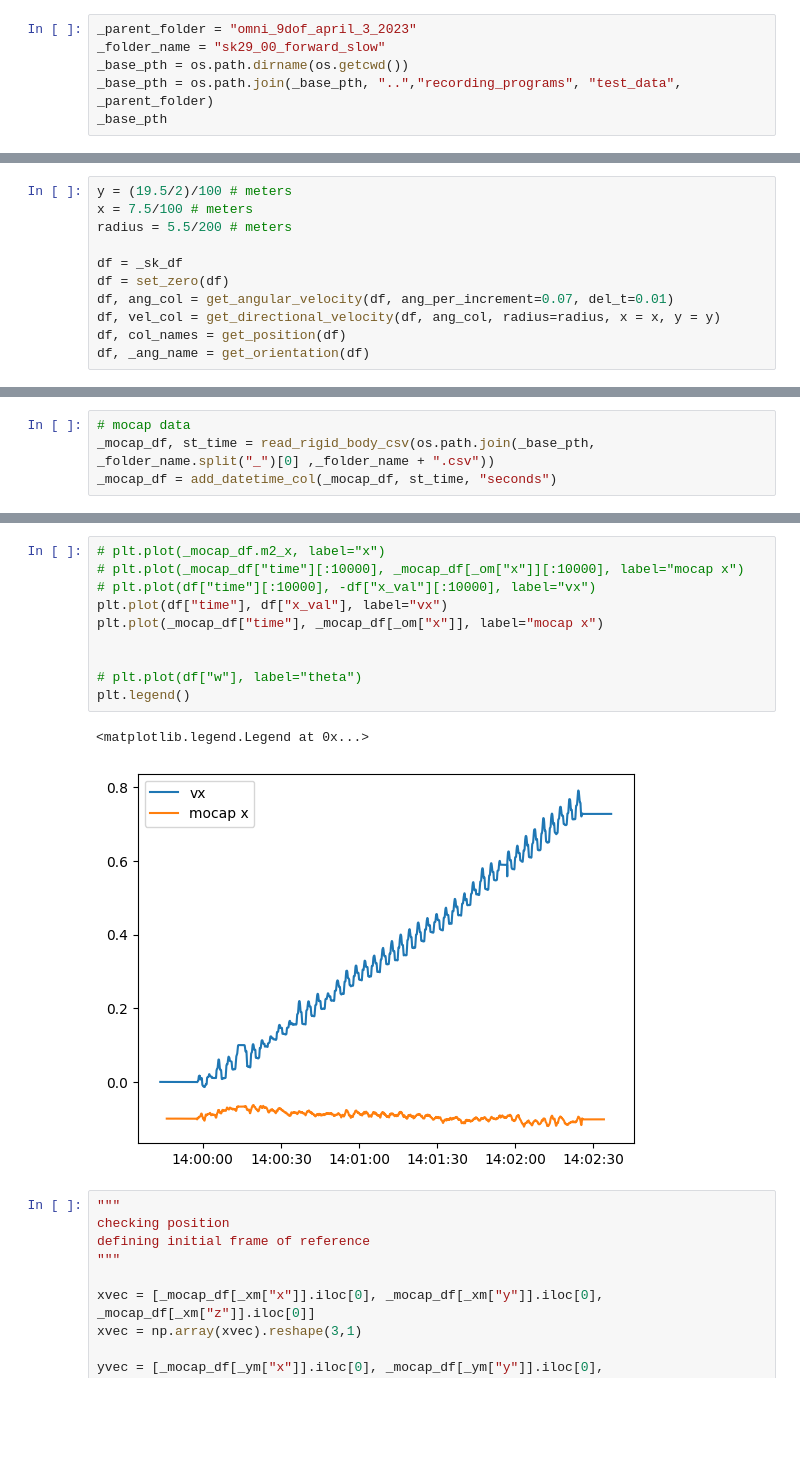
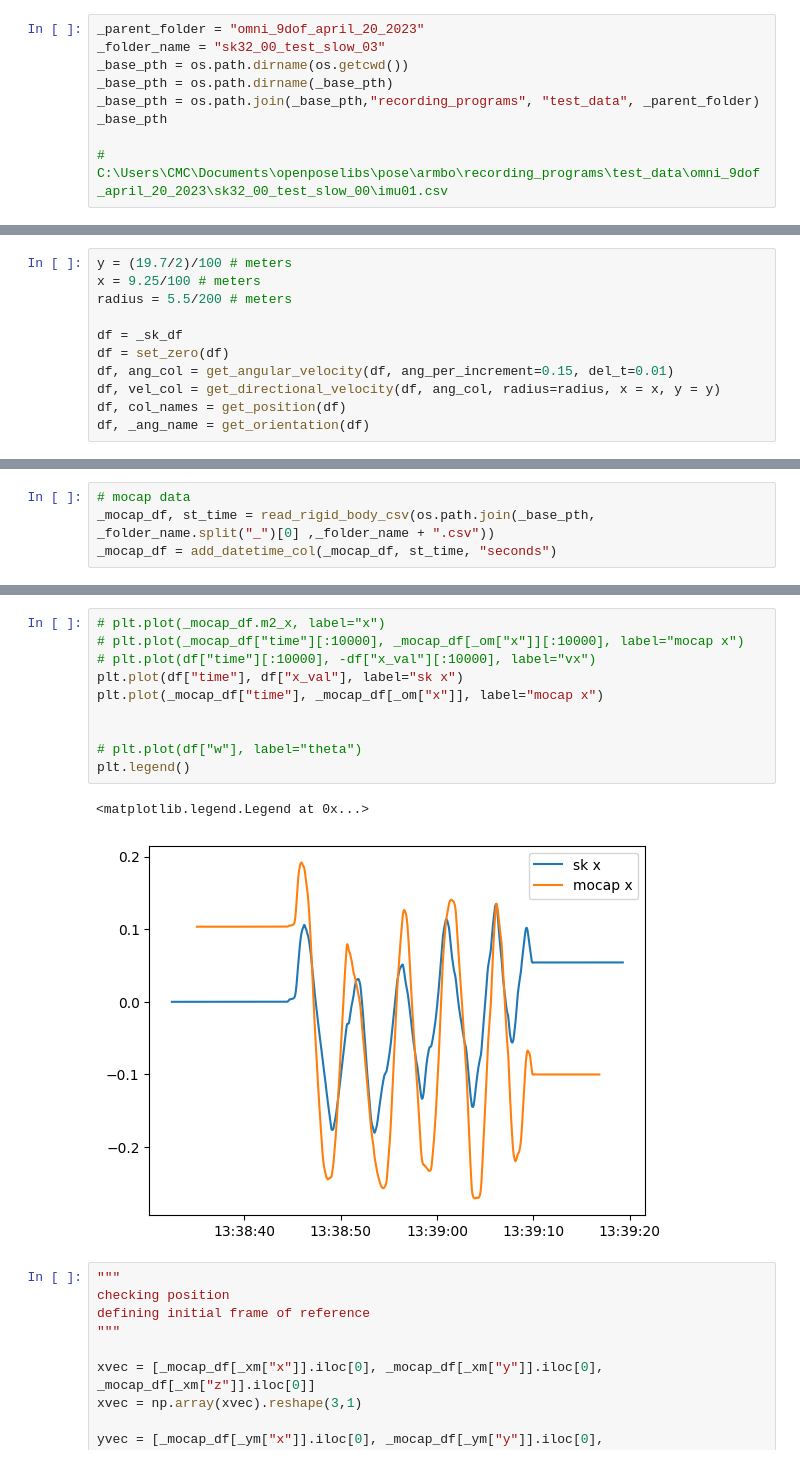
Before and after one commit to SujithChristopher/armbo_preliminary_work, a Jupyter notebook: simulation/ipy_notebooks/omniwheel_err_min_disp.ipynb, the cells around one changed output, grey strips where cells are left out. Cells and saved outputs as stored; diff of their text form; blank space fills up the shorter version.

```diff
--- a/simulation/ipy_notebooks/omniwheel_err_min_disp.ipynb
+++ b/simulation/ipy_notebooks/omniwheel_err_min_disp.ipynb
@@ -19,9 +19,12 @@ from support.imu_calculations import *
 # %matplotlib widget
 # import ipywidgets as widgets
 # %%
-_parent_folder = "omni_9dof_april_3_2023"
-_folder_name = "sk29_00_forward_slow"
+_parent_folder = "omni_9dof_april_20_2023"
+_folder_name = "sk32_00_test_slow_03"
 _base_pth = os.path.dirname(os.getcwd())
-_base_pth = os.path.join(_base_pth, "..","recording_programs", "test_data", _parent_folder)
+_base_pth = os.path.dirname(_base_pth)
+_base_pth = os.path.join(_base_pth,"recording_programs", "test_data", _parent_folder)
 _base_pth
+
+# C:\Users\CMC\Documents\openposelibs\pose\armbo\recording_programs\test_data\omni_9dof_april_20_2023\sk32_00_test_slow_00\imu01.csv
 # %% [output]
@@ -55,11 +58,11 @@ plt.legend()
 # %%
-y = (19.5/2)/100 # meters
-x = 7.5/100 # meters
+y = (19.7/2)/100 # meters
+x = 9.25/100 # meters
 radius = 5.5/200 # meters
 
 df = _sk_df
 df = set_zero(df)
-df, ang_col = get_angular_velocity(df, ang_per_increment=0.07, del_t=0.01)
+df, ang_col = get_angular_velocity(df, ang_per_increment=0.15, del_t=0.01)
 df, vel_col = get_directional_velocity(df, ang_col, radius=radius, x = x, y = y)
 df, col_names = get_position(df)
 df, _ang_name = get_orientation(df)
@@ -87,16 +90,16 @@ plt.legend()
 # %%
 # plt.plot(_mocap_df.m2_x, label="x")
 # plt.plot(_mocap_df["time"][:10000], _mocap_df[_om["x"]][:10000], label="mocap x")
 # plt.plot(df["time"][:10000], -df["x_val"][:10000], label="vx")
-plt.plot(df["time"], df["x_val"], label="vx")
+plt.plot(df["time"], df["x_val"], label="sk x")
 plt.plot(_mocap_df["time"], _mocap_df[_om["x"]], label="mocap x")
 
 
 # plt.plot(df["w"], label="theta")
 plt.legend()
 # %% [output]
 <matplotlib.legend.Legend at 0x...>
-[figure, old version]
+[figure, new version]
 # %%
 """
 checking position
```
Also changed, not shown: parts of 11 cells of this notebook, 7 other files.
